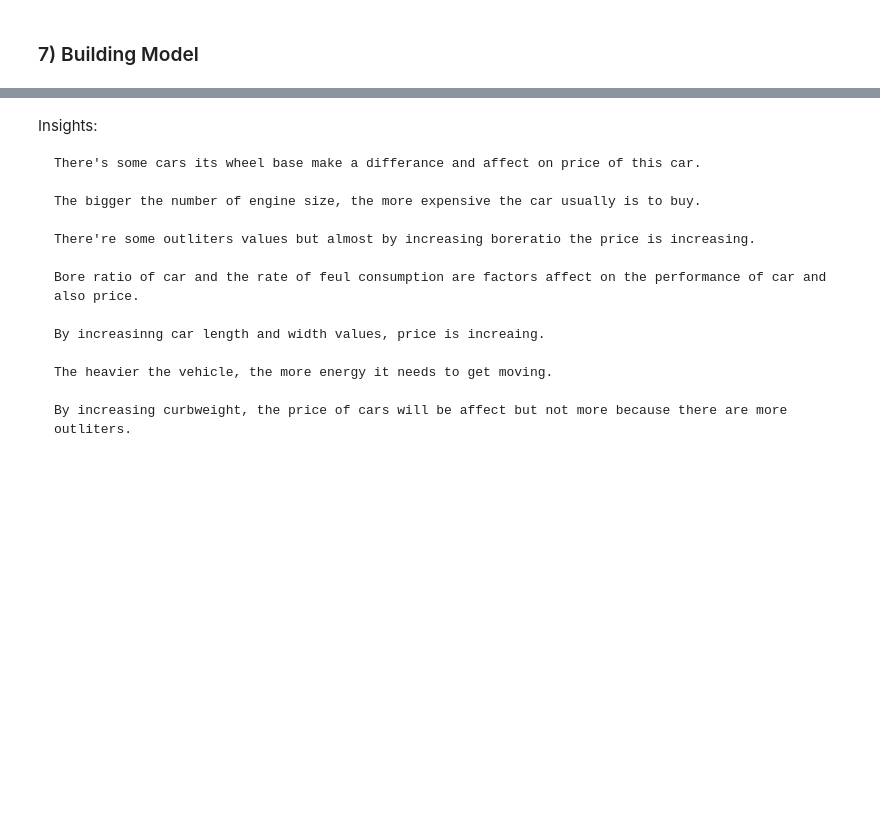
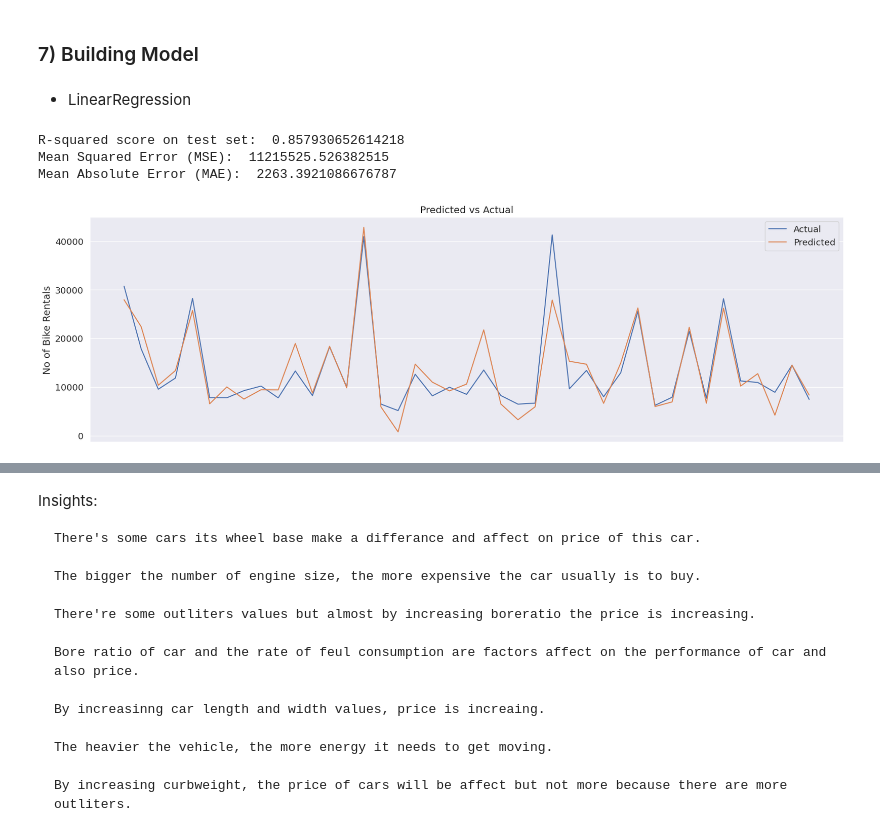
Before and after one commit to Noura-ou/application-d-estimation-de-prix, a Jupyter notebook: src/modèle_reg.ipynb, the cells around one changed output, grey strips where cells are left out. Drawn from its saved outputs; the diff is of its cells as text; code cells hidden in the pictures; blank space fills up the shorter version.

```diff
--- a/src/modèle_reg.ipynb
+++ b/src/modèle_reg.ipynb
@@ -272,2 +394,59 @@ Testing Data Shape of x and y respectively:   (41, 25) (41,)
 # %% [markdown]
 ### 7) Building Model
+# %% [markdown]
+* LinearRegression
+# %%
+categorial_features = ['transmission', 'nombre_cylindres', 'systeme_carburant']
+
+numeric_features = ['poids_vehicule', 'taille_moteur', 'chevaux', 'consommation_autoroute' , 'consommation_ville', 'longueur_voiture', 'largeur_voiture']
+
+# Define the column transformer to apply the OneHotEncoder to categorical features
+# and the MinMaxScaler to numerical features
+preprocessor = ColumnTransformer(
+    transformers=[
+        ('cat', OneHotEncoder(handle_unknown='ignore'), categorial_features),
+        ('num', MinMaxScaler(), numeric_features)
+    ])
+
+# Define the pipeline that combines the preprocessor with the linear regression model
+model_LR = Pipeline(steps=[
+    ('preprocessor', preprocessor),
+    ('regressor', LinearRegression())
+])
+
+# Fit the pipeline on the data
+model_LR.fit(X_train, y_train)
+
+# Predict on the test set
+y_pred = model_LR.predict(X_test)
+# %%
+# Evaluate the model
+score = model_LR.score(X_test, y_test)
+print("R-squared score on test set: ", score)
+
+# Calculate the mean squared error (MSE)
+mse = mean_squared_error(y_test, y_pred)
+print("Mean Squared Error (MSE): ", mse)
+
+# Calculate the mean absolute error (MAE)
+mae = mean_absolute_error(y_test, y_pred)
+print("Mean Absolute Error (MAE): ", mae)
+# %% [output]
+R-squared score on test set:  0.857930652614218
+Mean Squared Error (MSE):  11215525.526382515
+Mean Absolute Error (MAE):  2263.3921086676787
+# %%
+
+# Plotting Actual vs Predicted No of rentals
+fig,ax = plt.subplots()
+fig.set_figheight(6)
+fig.set_figwidth(20)
+l1,=ax.plot(range(len(y_test)),y_test)
+l2, = ax.plot(range(len(y_pred)),y_pred)
+plt.legend([l1,l2],['Actual','Predicted'])
+plt.title('Predicted vs Actual');
+plt.ylabel('No of Bike Rentals')
+plt.xticks([])
+plt.show()
+# %% [output]
+[figure, added]
```
Also changed, not shown: parts of 43 cells of this notebook, 4 other files.
